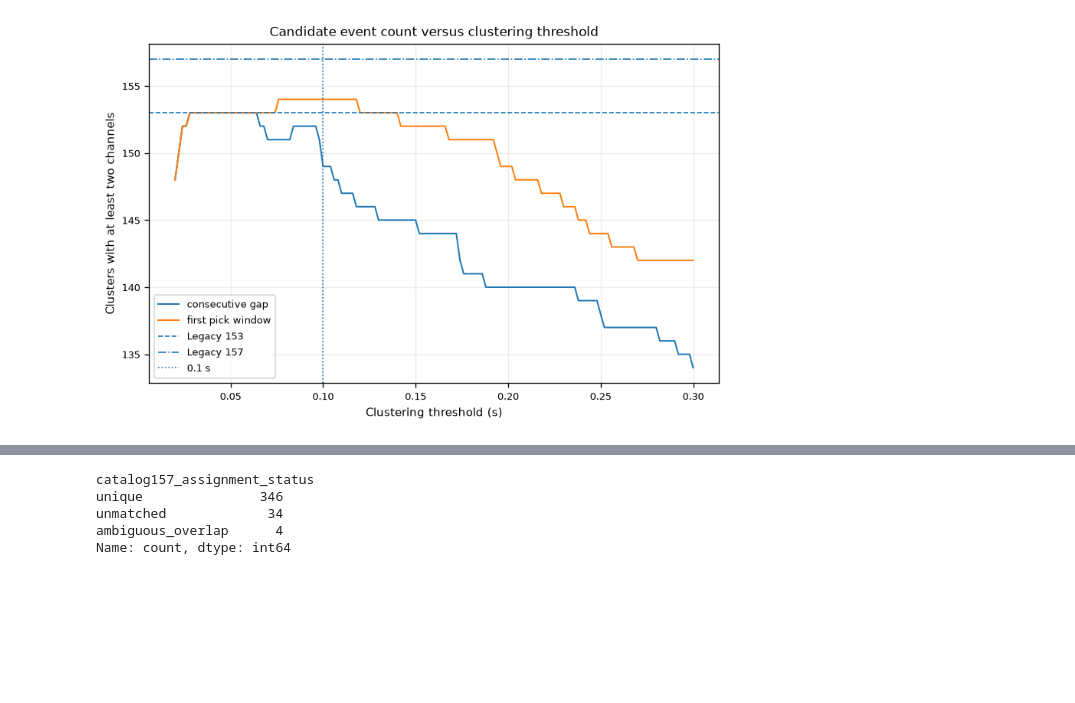
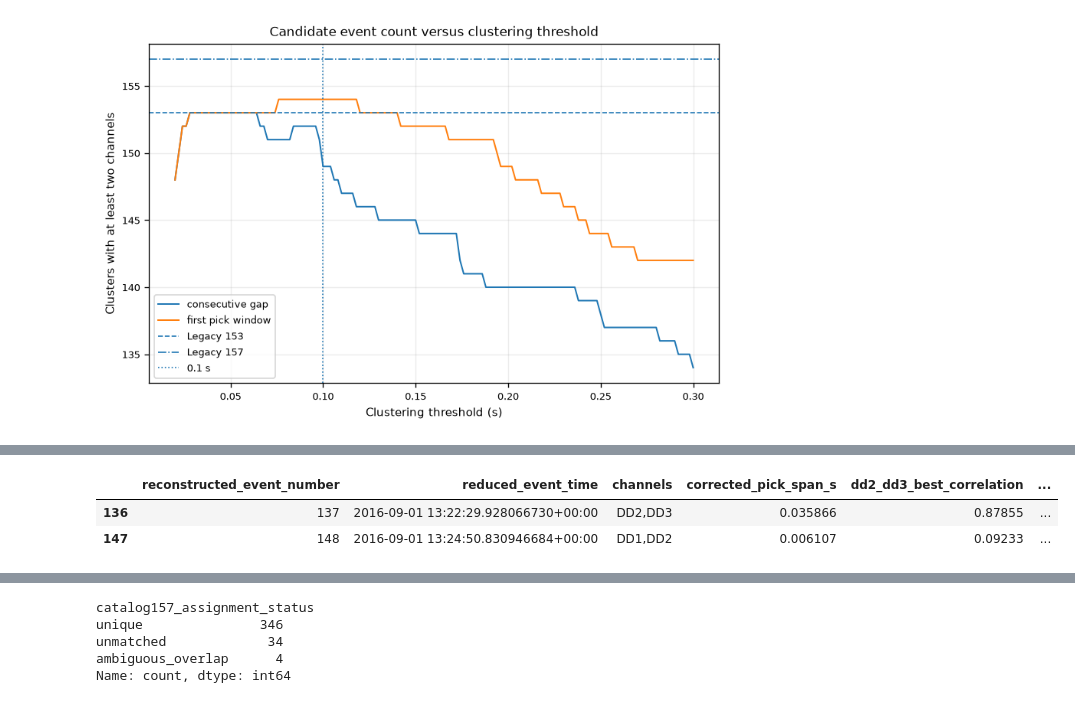
Before and after one commit to gthompson/KSCRocketSeismology, a Jupyter notebook: 08_fireball_paper/notebooks/04_reconcile_manual_event_catalogs.ipynb, the cells around one changed output, grey strips where cells are left out. Saved outputs shown, nothing was run; the diff lists cells and outputs as text; code cells hidden in the pictures; blank space fills up the shorter version.

```diff
--- a/08_fireball_paper/notebooks/04_reconcile_manual_event_catalogs.ipynb
+++ b/08_fireball_paper/notebooks/04_reconcile_manual_event_catalogs.ipynb
@@ -661,0 +1027,94 @@ plt.show()
+# %%
+production_assignments, production_candidates = association_results[
+    PRODUCTION_ASSOCIATION_WINDOW_S
+]
+
+production_candidates = production_candidates.copy()
+production_candidates["catalogue_decision"] = "retain"
+production_candidates["decision_basis"] = (
+    "at least two reduced-time-associated infrasound channels"
+)
+production_candidates["dd2_dd3_best_correlation"] = np.nan
+production_candidates["robust_stack_peak_snr"] = np.nan
+
+# Targeted waveform-review results. These values are recorded explicitly so
+# that the final count is an auditable scientific decision rather than a
+# threshold chosen to reproduce a legacy count.
+targeted_reviews = {
+    137: {
+        "catalogue_decision": "retain",
+        "decision_basis": (
+            "threshold-sensitive DD2-DD3 event; coherent waveform"
+        ),
+        "dd2_dd3_best_correlation": 0.87855,
+        "robust_stack_peak_snr": 8.02,
+    },
+    148: {
+        "catalogue_decision": "exclude_ambiguous",
+        "decision_basis": (
+            "DD1-DD2 only; no DD3 pick or coherent DD3 counterpart"
+        ),
+        "dd2_dd3_best_correlation": 0.09233,
+        "robust_stack_peak_snr": 5.19,
+    },
+}
+
+for event_number, review in targeted_reviews.items():
+    mask = production_candidates["reconstructed_event_number"].eq(
+        event_number
+    )
+    if mask.sum() != 1:
+        raise RuntimeError(
+            f"Expected exactly one reconstructed event {event_number}; "
+            f"found {int(mask.sum())}. Recheck event numbering before "
+            "applying the targeted review decision."
+        )
+    for column, value in review.items():
+        production_candidates.loc[mask, column] = value
+
+final_catalogue = production_candidates.loc[
+    production_candidates["catalogue_decision"].eq("retain")
+].copy()
+final_catalogue["final_event_number"] = np.arange(
+    1, len(final_catalogue) + 1
+)
+
+if len(production_candidates) != 154 or len(final_catalogue) != 153:
+    raise RuntimeError(
+        "The expected 154-candidate/153-retained result was not reproduced. "
+        "Inspect the upstream picks, geometry, and targeted decisions."
+    )
+
+production_assignments.to_csv(
+    config.OUTPUT_DIR / "04_reduced_time_pick_assignments.csv",
+    index=False,
+)
+production_candidates.to_csv(
+    config.OUTPUT_DIR / "04_event_catalogue_decisions.csv",
+    index=False,
+)
+final_catalogue.to_csv(
+    config.OUTPUT_DIR / "04_final_153_event_catalogue.csv",
+    index=False,
+)
+
+print("Reduced-time candidates:", len(production_candidates))
+print("Retained detections:", len(final_catalogue))
+display(
+    production_candidates.loc[
+        production_candidates["reconstructed_event_number"].isin(
+            sorted(targeted_reviews)
+        ),
+        [
+            "reconstructed_event_number",
+            "reduced_event_time",
+            "channels",
+            "corrected_pick_span_s",
+            "dd2_dd3_best_correlation",
+            "robust_stack_peak_snr",
+            "catalogue_decision",
+            "decision_basis",
+        ],
+    ]
+)
+# %% [output]
@@ -662 +1123,4 @@ plt.show()
+|  | reconstructed_event_number | reduced_event_time | channels | corrected_pick_span_s | dd2_dd3_best_correlation | ... |
+| 136 | 137 | 2016-09-01 13:22:29.928066730+00:00 | DD2,DD3 | 0.035866 | 0.87855 | ... |
+| 147 | 148 | 2016-09-01 13:24:50.830946684+00:00 | DD1,DD2 | 0.006107 | 0.09233 | ... |
 # %% [markdown]
```
Also changed, not shown: parts of 23 cells of this notebook, 7 other files.
